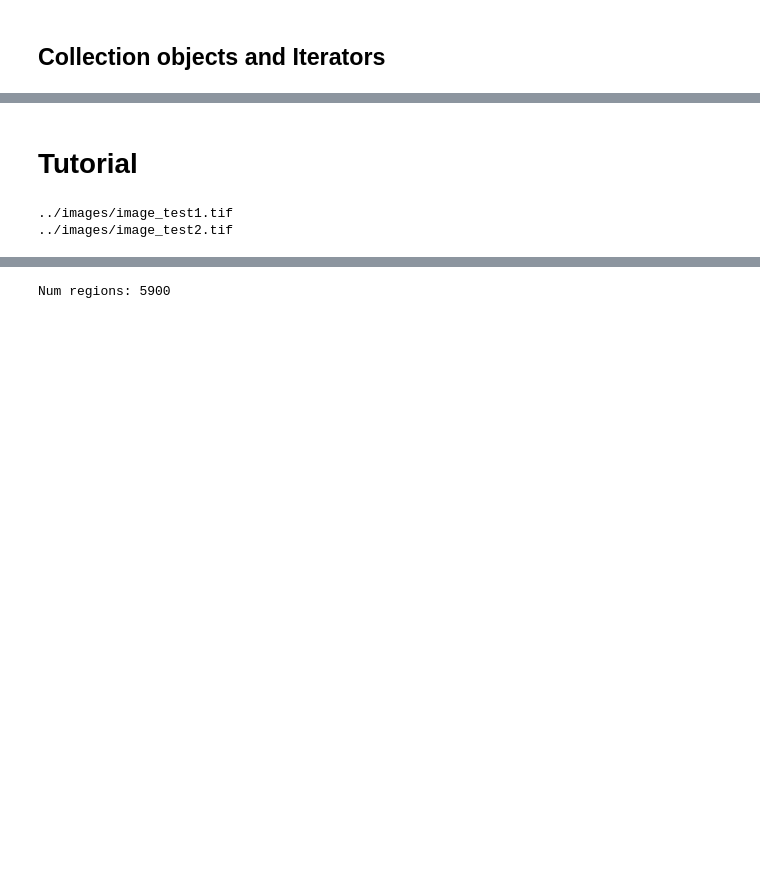
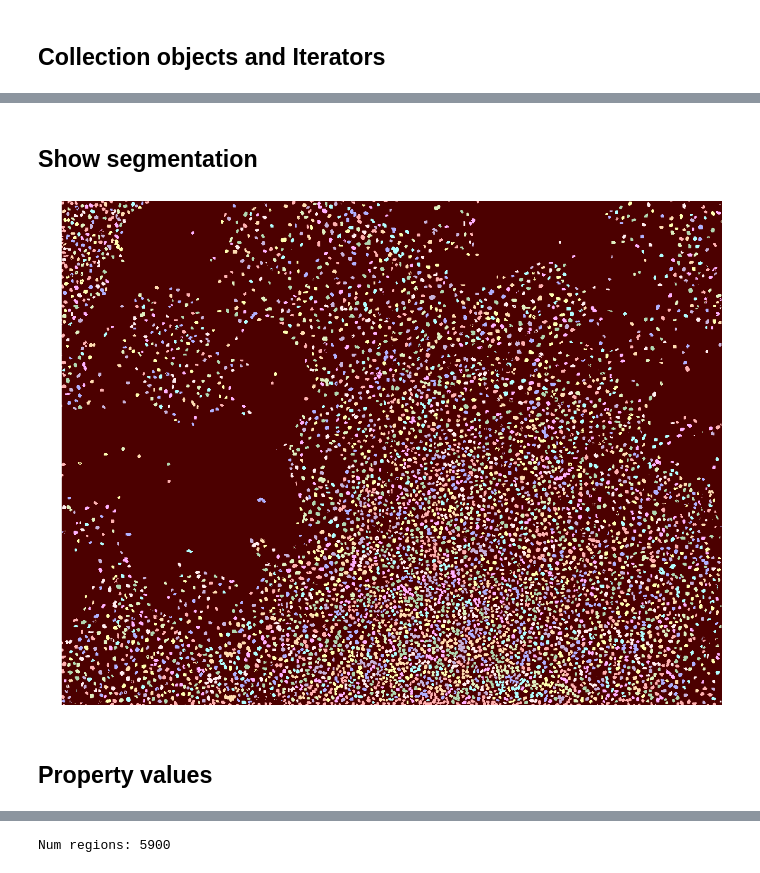
Before and after one commit to rempic/Image-Features-Extraction, a Jupyter notebook: tutorial/remi_tutorial_image_features_extraction.ipynb, the cells around one changed output, grey strips where cells are left out. Saved outputs shown, nothing was run; the diff lists cells and outputs as text; code cells hidden in the pictures; blank space fills up the shorter version.

```diff
--- a/tutorial/remi_tutorial_image_features_extraction.ipynb
+++ b/tutorial/remi_tutorial_image_features_extraction.ipynb
@@ -17,19 +47,21 @@
 ## Collection objects and Iterators
 # %% [markdown]
 <img src="4b.png">
-# %% [markdown]
-# Tutorial
-# %%
-import image_features_extraction.Images as fe
-
-
-collection_images = fe.Images('../images')
-
-
-# the iterator at work ...
-for img in collection_images:
-    print(img.file_name())
-# %% [output]
-../images/image_test1.tif
-../images/image_test2.tif
+# %% [markdown]
+## Show segmentation
+# %%
+image = collection_images.item(0)
+
+imgrgb = image.get_image_segmentation()
+
+
+fig, ax = plt.subplots(figsize=(20, 20))
+ax.imshow(imgrgb)
+
+ax.set_axis_off()
+plt.show()
+# %% [output]
+[figure, added]
+# %% [markdown]
+## Property values
 # %%
```
Also changed, not shown: parts of 11 cells of this notebook, 53 other files.
